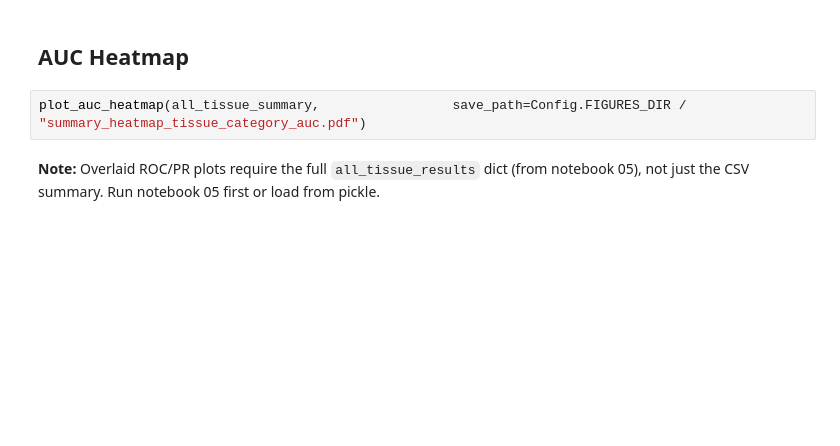
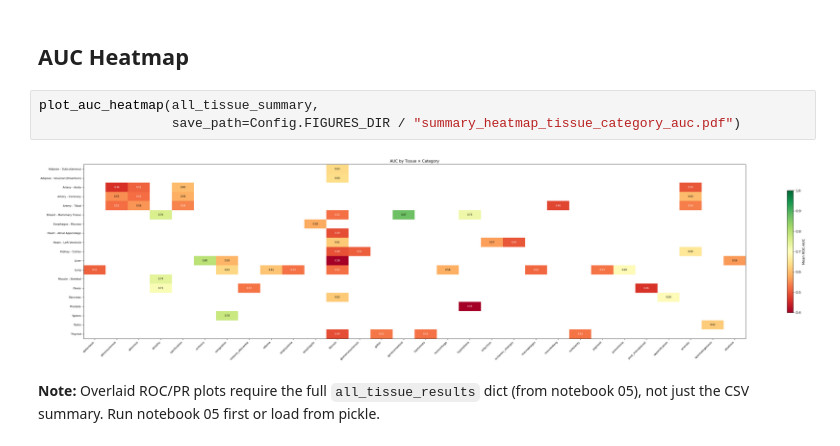
Before and after one commit to Cranjit9/gtex_gene_expression, a Jupyter notebook: notebooks/06_summary_baseline.ipynb, the cells around one changed output. Cells and saved outputs as stored; diff of their text form; blank space fills up the shorter version.

```diff
--- a/notebooks/06_summary_baseline.ipynb
+++ b/notebooks/06_summary_baseline.ipynb
@@ -9,6 +24,9 @@ plot_ranked_barplot(all_tissue_summary,                    save_path=Config.FIGU
 # %% [markdown]
 ## AUC Heatmap
 # %%
-plot_auc_heatmap(all_tissue_summary,                 save_path=Config.FIGURES_DIR / "summary_heatmap_tissue_category_auc.pdf")
+plot_auc_heatmap(all_tissue_summary,
+                 save_path=Config.FIGURES_DIR / "summary_heatmap_tissue_category_auc.pdf")
+# %% [output]
+[figure, added]
 # %% [markdown]
 **Note:** Overlaid ROC/PR plots require the full `all_tissue_results` dict (from notebook 05), not just the CSV summary. Run notebook 05 first or load from pickle.
```
Also changed, not shown: parts of 2 cells of this notebook, 17 other files.
